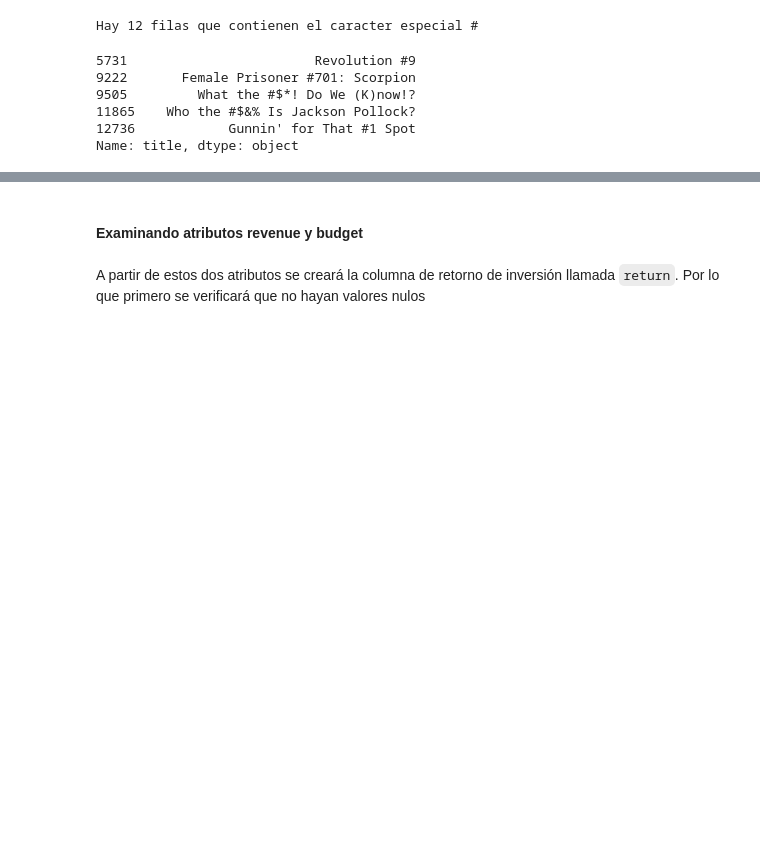
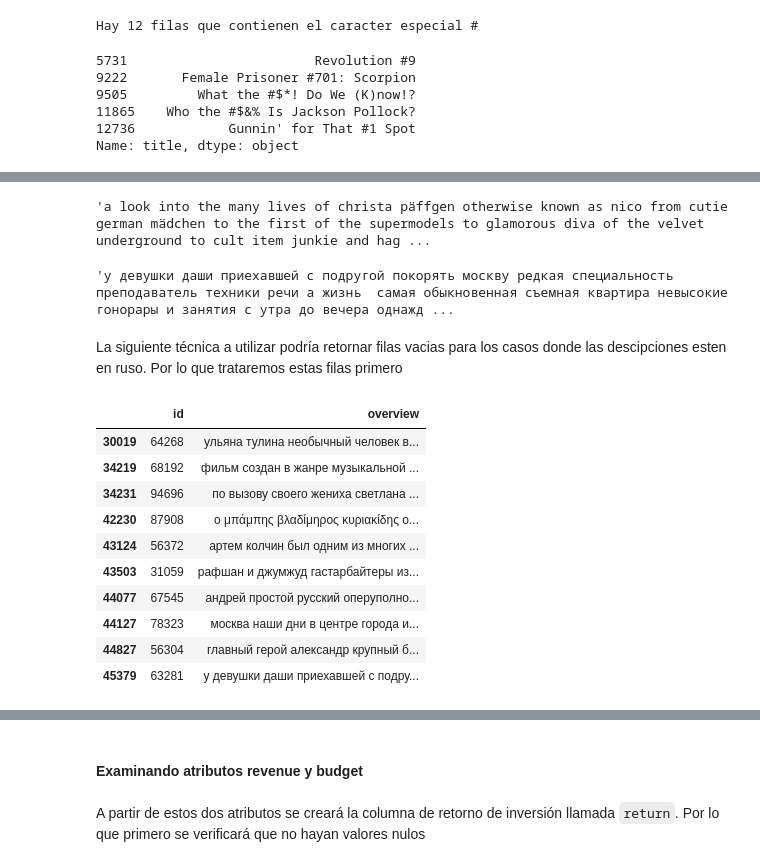
Before and after one commit to DanniRodrJ/Content-Based_Movie_Recommendation_System, a Jupyter notebook: data-science-notebooks/ETL.ipynb, the cells around one changed output, grey strips where cells are left out. Drawn from its saved outputs; the diff is of its cells as text; code cells hidden in the pictures; blank space fills up the shorter version.

```diff
--- a/data-science-notebooks/ETL.ipynb
+++ b/data-science-notebooks/ETL.ipynb
@@ -2404,0 +2438,26 @@ merged.loc[merged['title'] == 'How to Beat the High Co$t of Living', 'title'] =
+# %%
+merged_con_caracteres['overview'][76]
+# %% [output]
+'a look into the many lives of christa päffgen otherwise known as nico from cutie german mädchen to the first of the supermodels to glamorous diva of the velvet underground to cult item junkie and hag ...
+# %%
+merged_con_caracteres['overview'][45379]
+# %% [output]
+'у девушки даши приехавшей с подругой покорять москву редкая специальность  преподаватель техники речи а жизнь  самая обыкновенная съемная квартира невысокие гонорары и занятия с утра до вечера однажд ...
+# %% [markdown]
+La siguiente técnica a utilizar podría retornar filas vacias para los casos donde las descipciones esten en ruso. Por lo que trataremos estas filas primero
+# %%
+id_peliculas = [64268, 68192, 94696, 87908, 56372, 31059, 67545, 67545, 56304, 63281, 78323]
+df_seleccionado = merged.loc[merged['id'].isin(id_peliculas), ['id', 'overview']]
+df_seleccionado
+# %% [output]
+|  | id | overview |
+| 30019 | 64268 | ульяна тулина необычный человек в... |
+| 34219 | 68192 | фильм создан в жанре музыкальной ... |
+| 34231 | 94696 | по вызову своего жениха светлана ... |
+| 42230 | 87908 | ο μπάμπης βλαδίμηρος κυριακίδης ο... |
+| 43124 | 56372 | артем колчин был одним из многих ... |
+| 43503 | 31059 | рафшан и джумжуд гастарбайтеры из... |
+| 44077 | 67545 | андрей простой русский оперуполно... |
+| 44127 | 78323 | москва наши дни в центре города и... |
+| 44827 | 56304 | главный герой александр крупный б... |
+| 45379 | 63281 | у девушки даши приехавшей с подру... |
```
Also changed, not shown: parts of 22 cells of this notebook.
